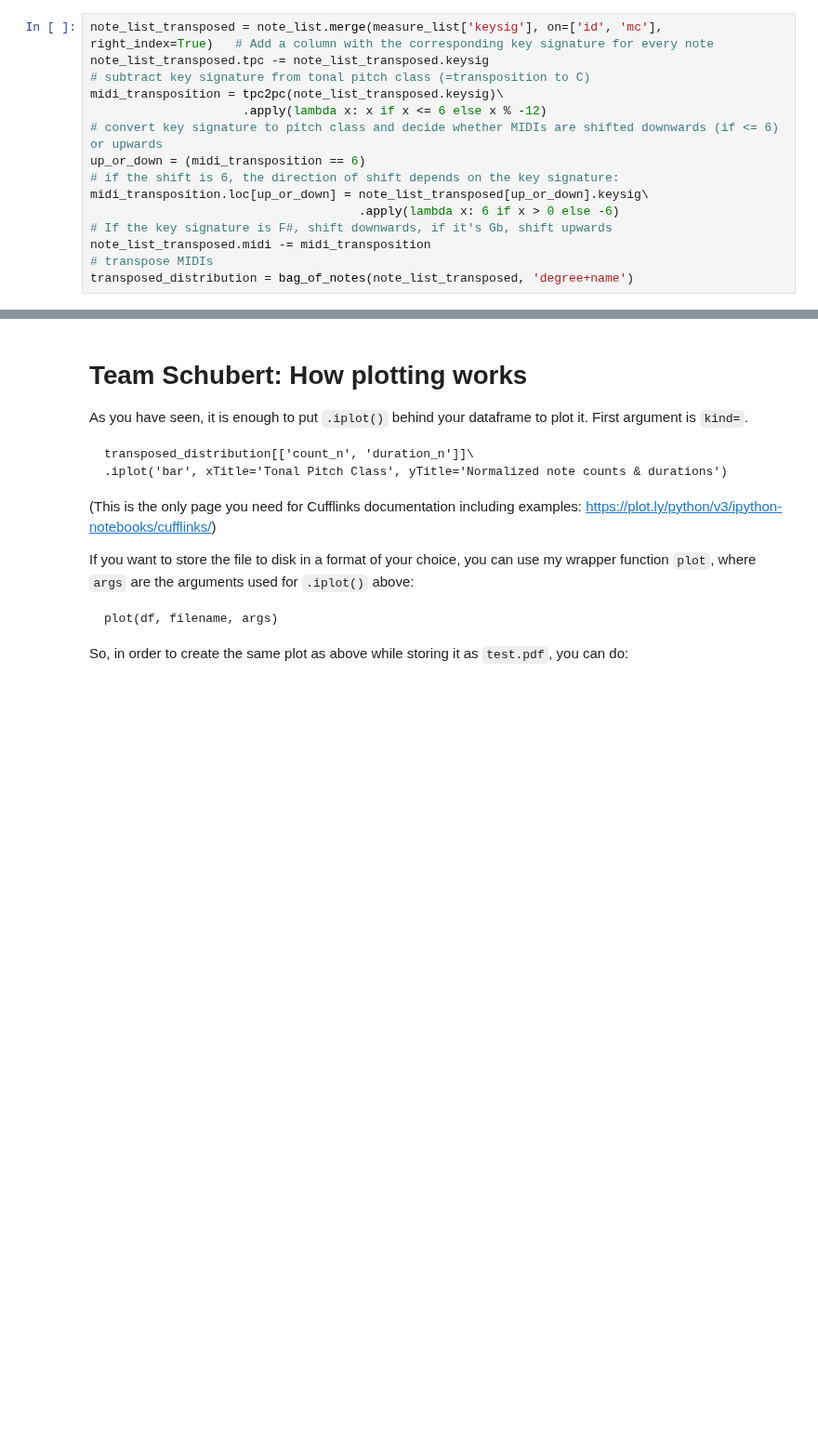
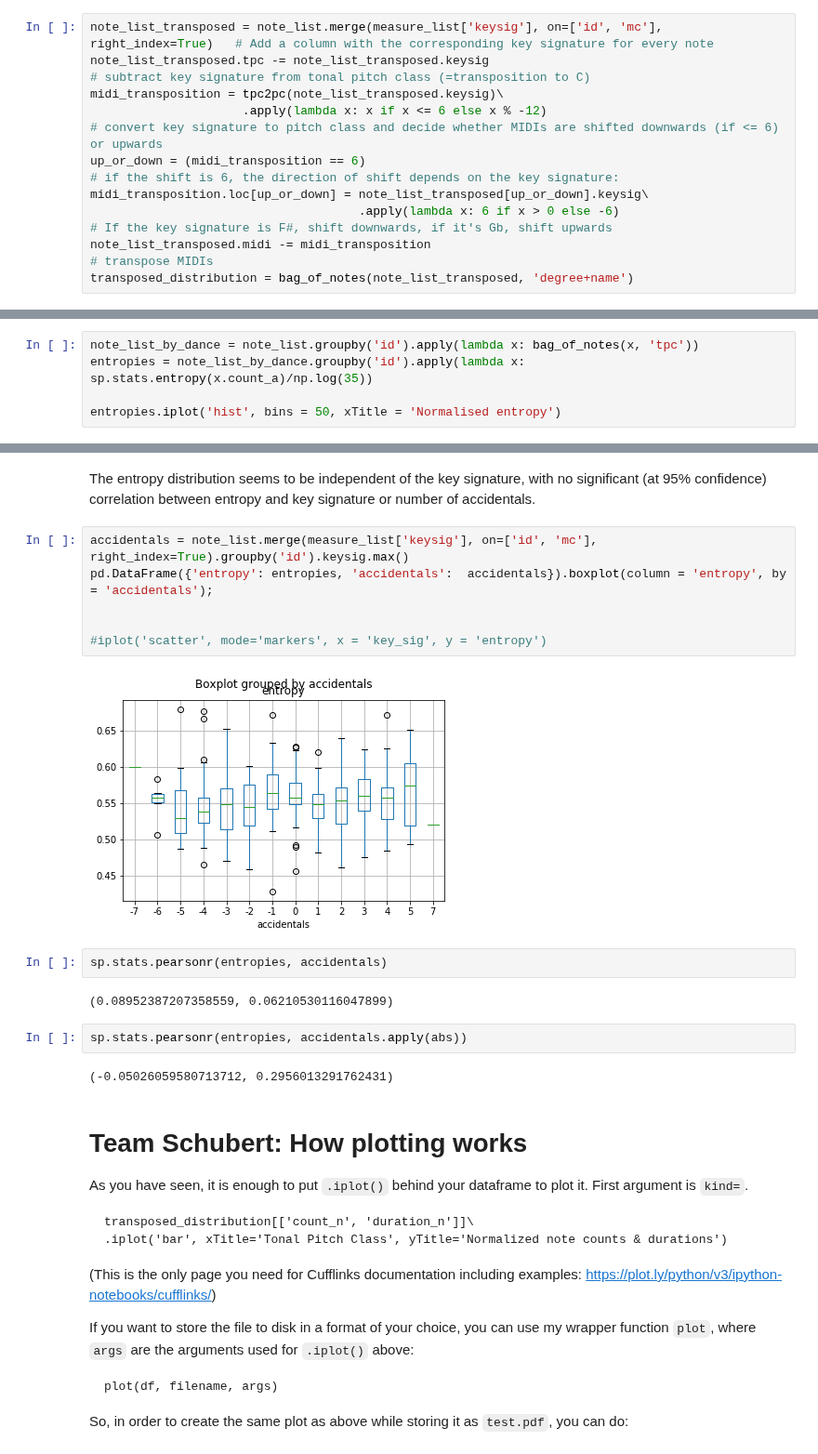
Before and after one commit to annotatorB/schubert_dances, a Jupyter notebook: schubert_project.ipynb, the cells around one changed output, grey strips where cells are left out. Shown at 93% size. Saved outputs shown, nothing was run; the diff lists cells and outputs as text; blank space fills up the shorter version.

```diff
--- a/schubert_project.ipynb
+++ b/schubert_project.ipynb
@@ -272,0 +286,5 @@ transposed_distribution[['count_n', 'duration_n']].iplot('bar', xTitle='Tonal Pi
+# %%
+note_list_by_dance = note_list.groupby('id').apply(lambda x: bag_of_notes(x, 'tpc'))
+entropies = note_list_by_dance.groupby('id').apply(lambda x: sp.stats.entropy(x.count_a)/np.log(35))
+
+entropies.iplot('hist', bins = 50, xTitle = 'Normalised entropy')
@@ -273,3 +293,21 @@ transposed_distribution[['count_n', 'duration_n']].iplot('bar', xTitle='Tonal Pi
+# %% [markdown]
+The entropy distribution seems to be independent of the key signature, with no significant (at 95% confidence) correlation between entropy and key signature or number of accidentals.
+# %%
+accidentals = note_list.merge(measure_list['keysig'], on=['id', 'mc'], right_index=True).groupby('id').keysig.max()
+pd.DataFrame({'entropy': entropies, 'accidentals':  accidentals}).boxplot(column = 'entropy', by = 'accidentals');
+
+
+#iplot('scatter', mode='markers', x = 'key_sig', y = 'entropy')
+# %% [output]
+[figure, added]
+# %%
+sp.stats.pearsonr(entropies, accidentals)
+# %% [output]
+(0.08952387207358559, 0.06210530116047899)
+# %%
+sp.stats.pearsonr(entropies, accidentals.apply(abs))
+# %% [output]
+(-0.05026059580713712, 0.2956013291762431)
 # %% [markdown]
 # Team Schubert: How plotting works
 
```
Also changed, not shown: parts of 5 cells of this notebook.
